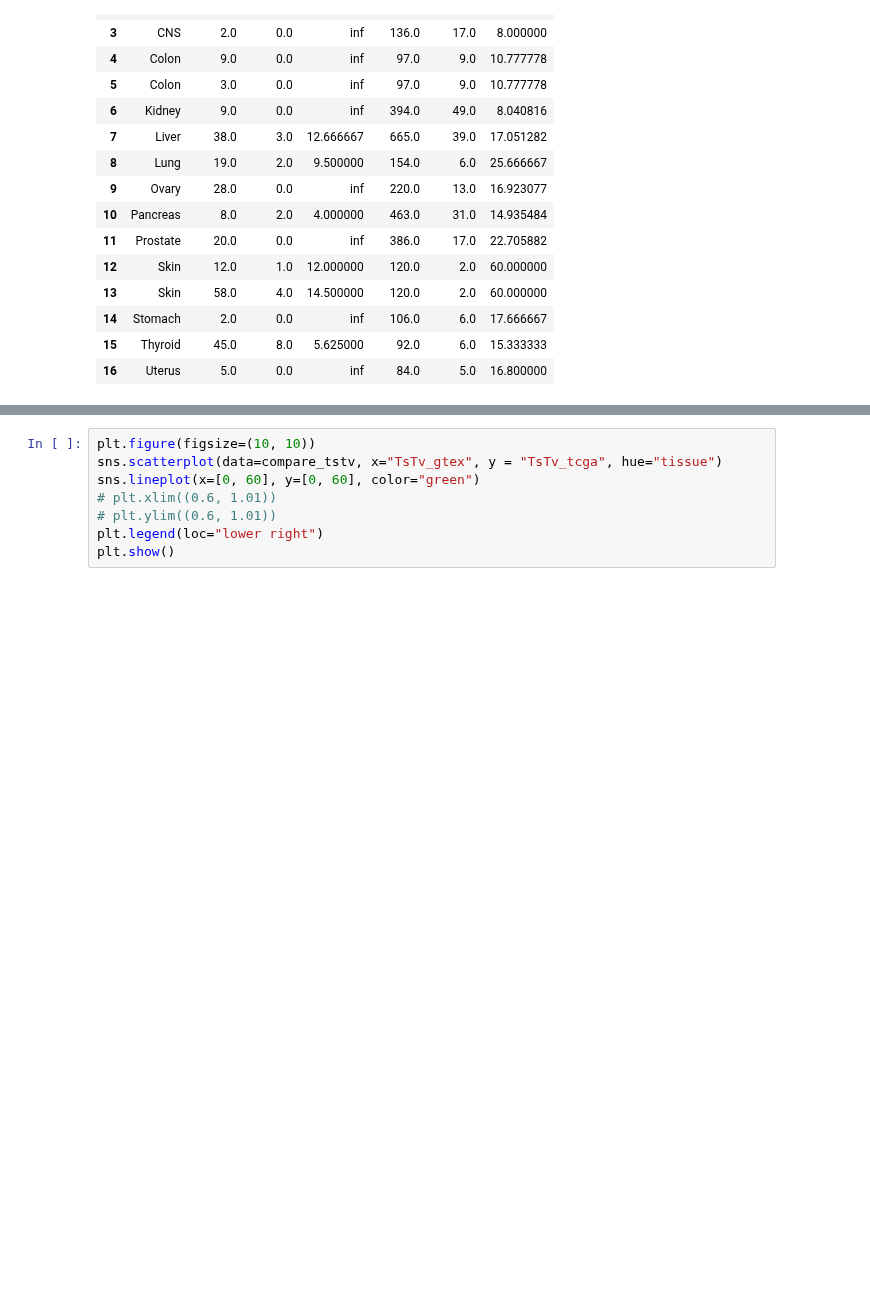
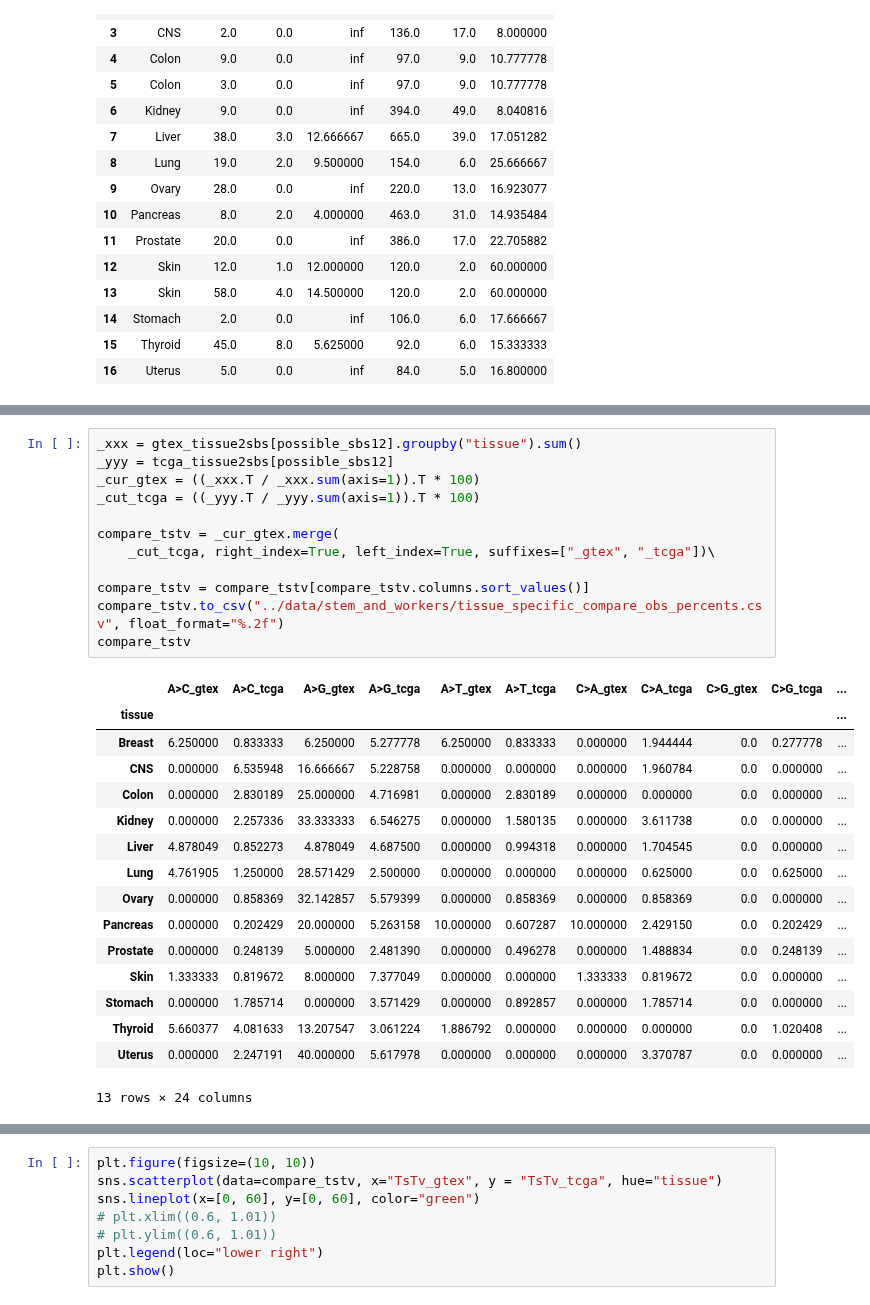
Before and after one commit to mitoclub/mtdnaMutSpecOfCancers, a Jupyter notebook: notebooks/stem_workers.ipynb, the cells around one changed output, grey strips where cells are left out. Cells and saved outputs as stored; diff of their text form; blank space fills up the shorter version.

```diff
--- a/notebooks/stem_workers.ipynb
+++ b/notebooks/stem_workers.ipynb
@@ -410,3 +413,32 @@ compare_tstv
 | Thyroid | 3 | 4 | 7 | 3 | 1 | 0 | 0 | 0 | 0 | 1 | ... |
 | Uterus | 0 | 2 | 2 | 5 | 0 | 0 | 0 | 3 | 0 | 0 | ... |
 13 rows × 24 columns
+# %%
+_xxx = gtex_tissue2sbs[possible_sbs12].groupby("tissue").sum()
+_yyy = tcga_tissue2sbs[possible_sbs12]
+_cur_gtex = ((_xxx.T / _xxx.sum(axis=1)).T * 100)
+_cut_tcga = ((_yyy.T / _yyy.sum(axis=1)).T * 100)
+
+compare_tstv = _cur_gtex.merge(
+    _cut_tcga, right_index=True, left_index=True, suffixes=["_gtex", "_tcga"])\
+
+compare_tstv = compare_tstv[compare_tstv.columns.sort_values()]
+compare_tstv.to_csv("../data/stem_and_workers/tissue_specific_compare_obs_percents.csv", float_format="%.2f")
+compare_tstv
+# %% [output]
+|  | A>C_gtex | A>C_tcga | A>G_gtex | A>G_tcga | A>T_gtex | A>T_tcga | C>A_gtex | C>A_tcga | C>G_gtex | C>G_tcga | ... |
+| tissue |  |  |  |  |  |  |  |  |  |  | ... |
+| Breast | 6.250000 | 0.833333 | 6.250000 | 5.277778 | 6.250000 | 0.833333 | 0.000000 | 1.944444 | 0.0 | 0.277778 | ... |
+| CNS | 0.000000 | 6.535948 | 16.666667 | 5.228758 | 0.000000 | 0.000000 | 0.000000 | 1.960784 | 0.0 | 0.000000 | ... |
+| Colon | 0.000000 | 2.830189 | 25.000000 | 4.716981 | 0.000000 | 2.830189 | 0.000000 | 0.000000 | 0.0 | 0.000000 | ... |
+| Kidney | 0.000000 | 2.257336 | 33.333333 | 6.546275 | 0.000000 | 1.580135 | 0.000000 | 3.611738 | 0.0 | 0.000000 | ... |
+| Liver | 4.878049 | 0.852273 | 4.878049 | 4.687500 | 0.000000 | 0.994318 | 0.000000 | 1.704545 | 0.0 | 0.000000 | ... |
+| Lung | 4.761905 | 1.250000 | 28.571429 | 2.500000 | 0.000000 | 0.000000 | 0.000000 | 0.625000 | 0.0 | 0.625000 | ... |
+| Ovary | 0.000000 | 0.858369 | 32.142857 | 5.579399 | 0.000000 | 0.858369 | 0.000000 | 0.858369 | 0.0 | 0.000000 | ... |
+| Pancreas | 0.000000 | 0.202429 | 20.000000 | 5.263158 | 10.000000 | 0.607287 | 10.000000 | 2.429150 | 0.0 | 0.202429 | ... |
+| Prostate | 0.000000 | 0.248139 | 5.000000 | 2.481390 | 0.000000 | 0.496278 | 0.000000 | 1.488834 | 0.0 | 0.248139 | ... |
+| Skin | 1.333333 | 0.819672 | 8.000000 | 7.377049 | 0.000000 | 0.000000 | 1.333333 | 0.819672 | 0.0 | 0.000000 | ... |
+| Stomach | 0.000000 | 1.785714 | 0.000000 | 3.571429 | 0.000000 | 0.892857 | 0.000000 | 1.785714 | 0.0 | 0.000000 | ... |
+| Thyroid | 5.660377 | 4.081633 | 13.207547 | 3.061224 | 1.886792 | 0.000000 | 0.000000 | 0.000000 | 0.0 | 1.020408 | ... |
+| Uterus | 0.000000 | 2.247191 | 40.000000 | 5.617978 | 0.000000 | 0.000000 | 0.000000 | 3.370787 | 0.0 | 0.000000 | ... |
+13 rows × 24 columns
```
Also changed, not shown: parts of 2 cells of this notebook, 2 other files.
